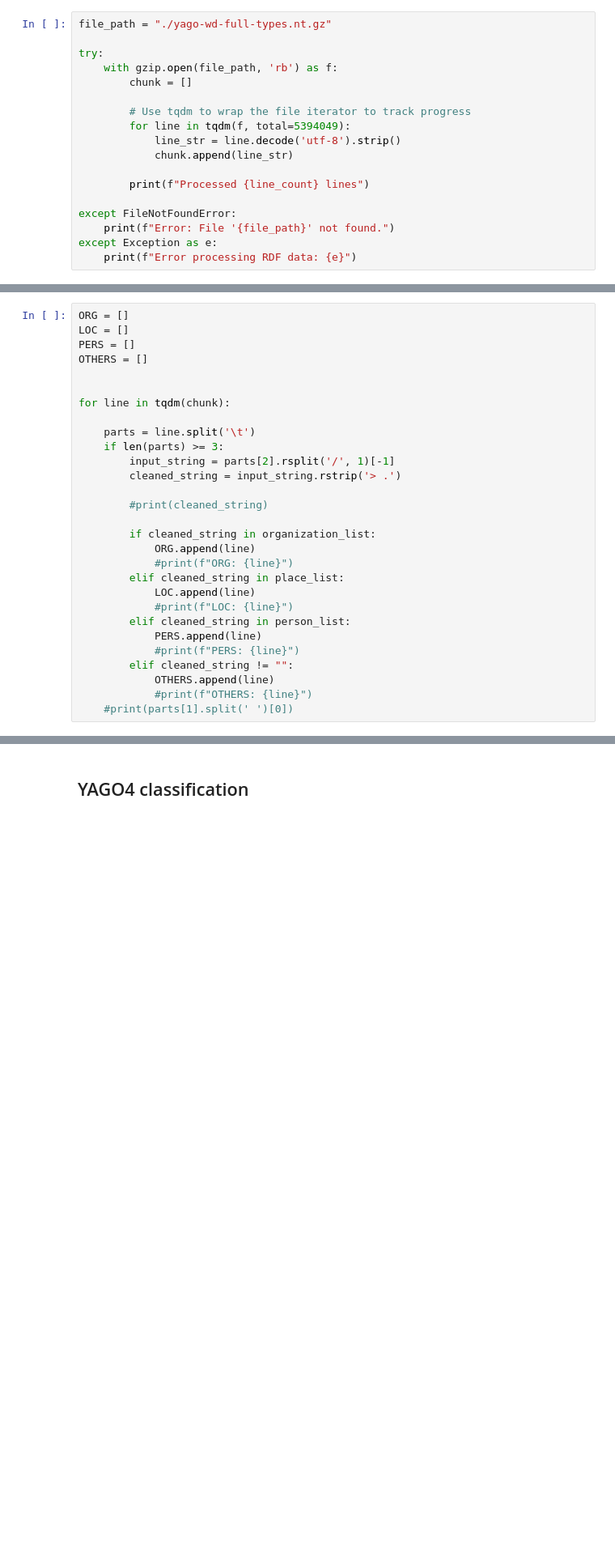
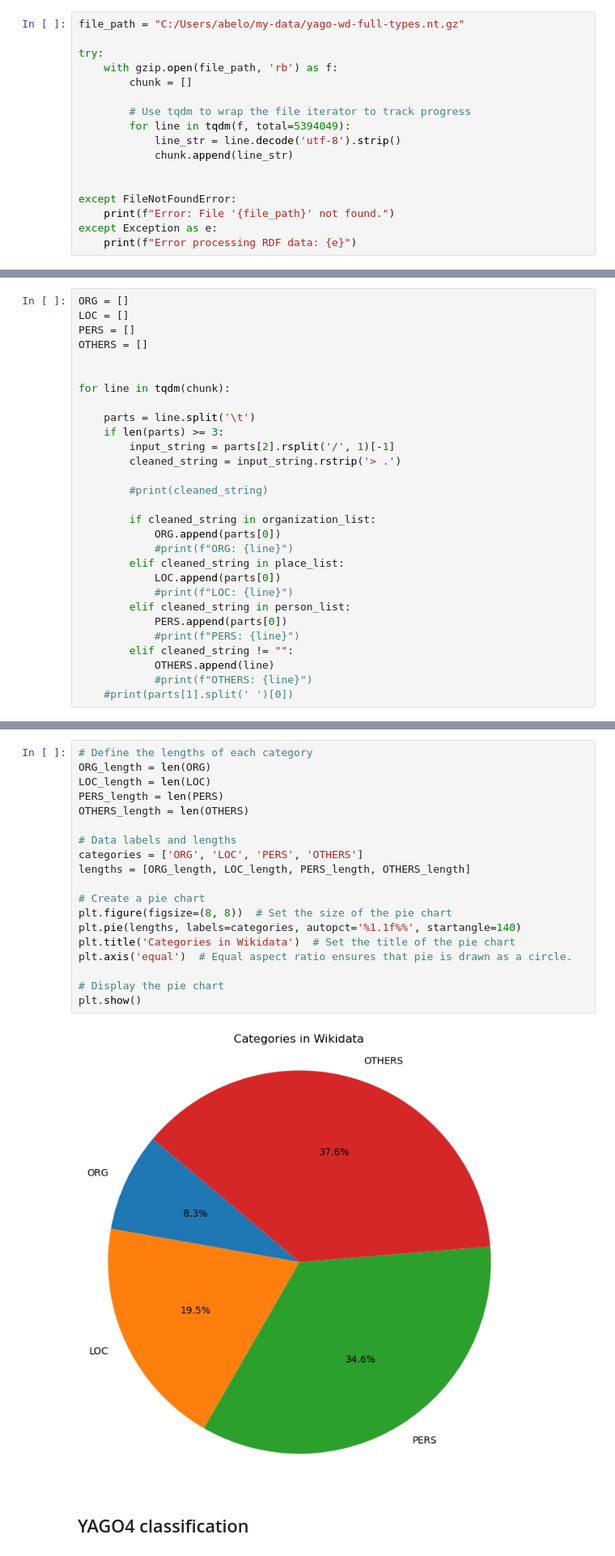
Before and after one commit to unimib-datAI/lamAPI, a Jupyter notebook: work/YAGO3.ipynb, the cells around one changed output, grey strips where cells are left out. Shown at 81% size. Drawn from its saved outputs; the diff is of its cells as text; blank space fills up the shorter version.

Commit message:
Yago evaluation update

```diff
--- a/work/YAGO3.ipynb
+++ b/work/YAGO3.ipynb
@@ -5,5 +6,5 @@ import json
 # %%
-file_path = "./yago-wd-full-types.nt.gz"
+file_path = "C:/Users/abelo/my-data/yago-wd-full-types.nt.gz"
 
 try:
     with gzip.open(file_path, 'rb') as f:
@@ -14,7 +15,6 @@ try:
             line_str = line.decode('utf-8').strip()
             chunk.append(line_str)
 
-        print(f"Processed {line_count} lines")
 
 except FileNotFoundError:
     print(f"Error: File '{file_path}' not found.")
@@ -86,13 +84,13 @@ for line in tqdm(chunk):
         #print(cleaned_string)
 
         if cleaned_string in organization_list:
-            ORG.append(line)
+            ORG.append(parts[0])
             #print(f"ORG: {line}")
         elif cleaned_string in place_list:
-            LOC.append(line)
+            LOC.append(parts[0])
             #print(f"LOC: {line}")
         elif cleaned_string in person_list:
-            PERS.append(line)
+            PERS.append(parts[0])
             #print(f"PERS: {line}")
         elif cleaned_string != "":
             OTHERS.append(line)
@@ -129,3 +152,24 @@ except Exception as e:
+# %%
+# Define the lengths of each category
+ORG_length = len(ORG)
+LOC_length = len(LOC)
+PERS_length = len(PERS)
+OTHERS_length = len(OTHERS)
+
+# Data labels and lengths
+categories = ['ORG', 'LOC', 'PERS', 'OTHERS']
+lengths = [ORG_length, LOC_length, PERS_length, OTHERS_length]
+
+# Create a pie chart
+plt.figure(figsize=(8, 8))  # Set the size of the pie chart
+plt.pie(lengths, labels=categories, autopct='%1.1f%%', startangle=140)
+plt.title('Categories in Wikidata')  # Set the title of the pie chart
+plt.axis('equal')  # Equal aspect ratio ensures that pie is drawn as a circle.
+
+# Display the pie chart
+plt.show()
+# %% [output]
+[figure, added]
 # %% [markdown]
 ## YAGO4 classification
 # %%
```
Also changed, not shown: parts of 27 cells of this notebook, 1 other file.
